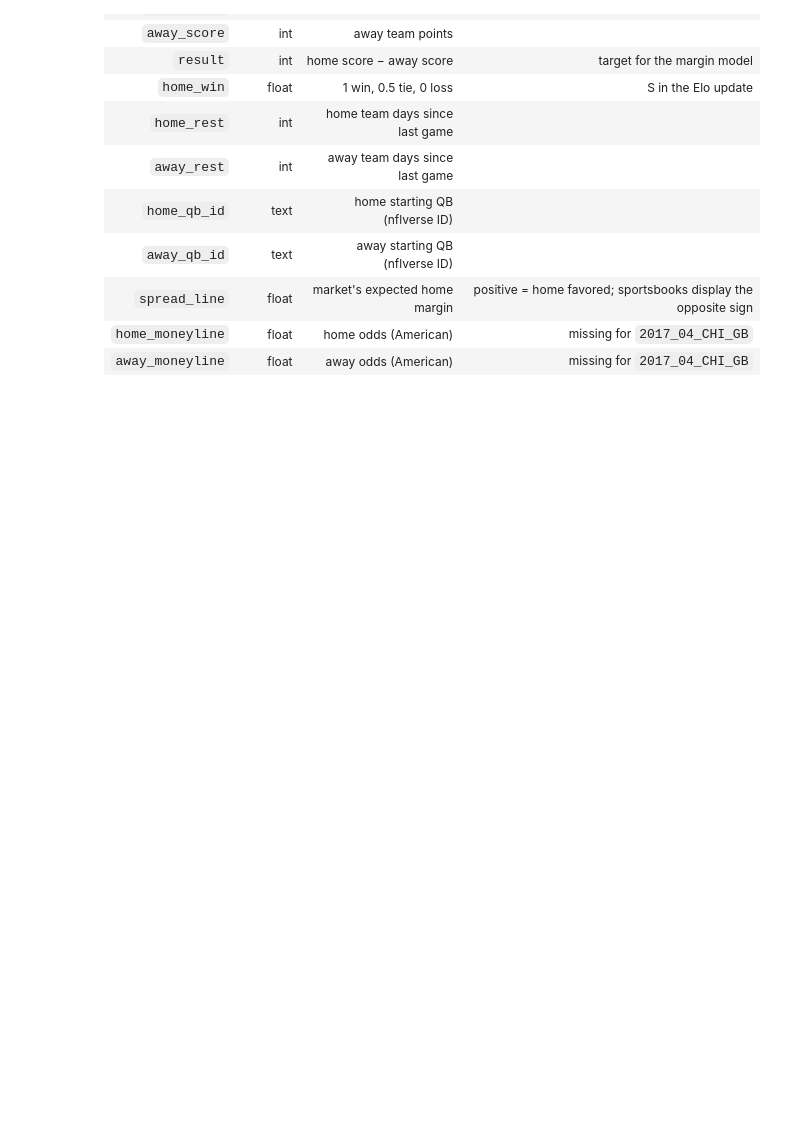
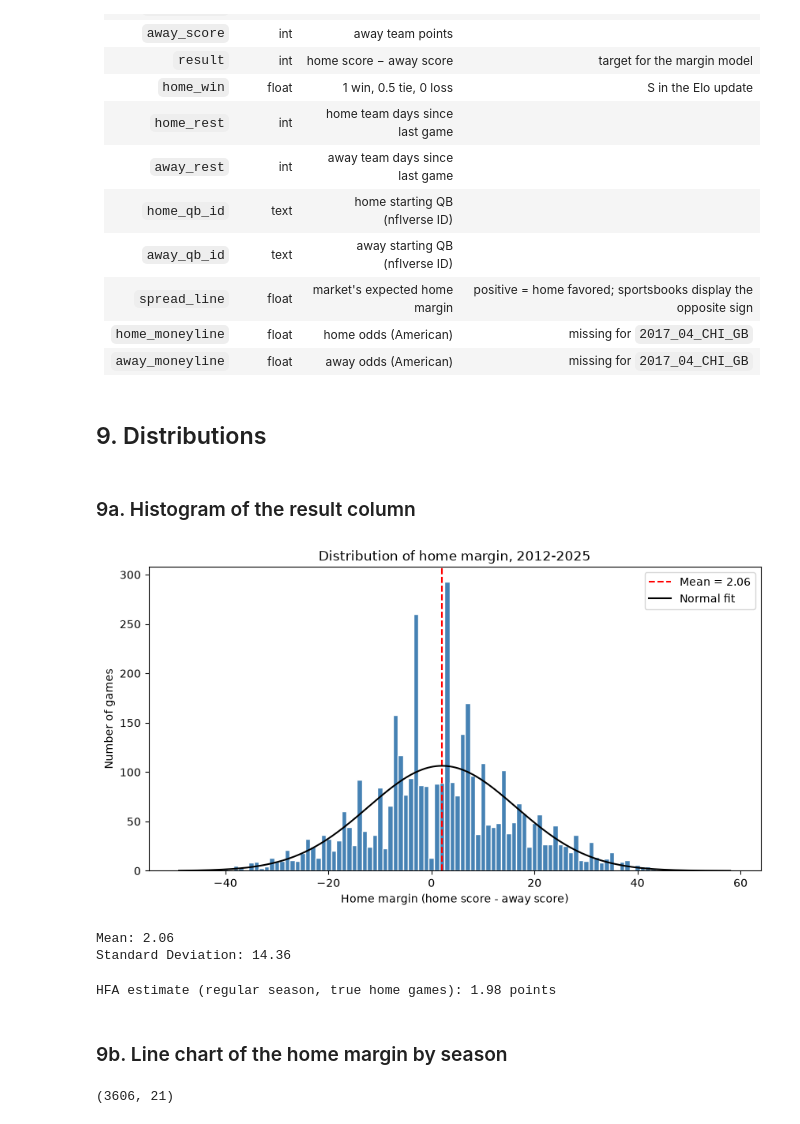
Before and after one commit to grant-jones1/NFL-model, a Jupyter notebook: notebooks/01_data_exploration.ipynb, the cells around one changed output. Drawn from its saved outputs; the diff is of its cells as text; code cells hidden in the pictures; blank space fills up the shorter version.

Commit message:
Add histogram and home-margin-by-season analysis (section 9 in progress)

```diff
--- a/notebooks/01_data_exploration.ipynb
+++ b/notebooks/01_data_exploration.ipynb
@@ -434,3 +436,52 @@ One row per game, 2012–2025 regular season and playoffs (3,829 games), sorted
 | `spread_line` | float | market's expected home margin | positive = home favored; sportsbooks display the opposite sign |
 | `home_moneyline` | float | home odds (American) | missing for `2017_04_CHI_GB` |
 | `away_moneyline` | float | away odds (American) | missing for `2017_04_CHI_GB` |
+# %% [markdown]
+## 9. Distributions
+# %% [markdown]
+### 9a. Histogram of the result column
+# %%
+# Home margin for every game
+margins = clean["result"]
+
+# one bin per point
+bins = np.arange(margins.min() - 0.5, margins.max() + 1.5, 1)
+
+fig, ax = plt.subplots(figsize=(10,5))
+ax.hist(margins, bins=bins, color='steelblue', edgecolor='white')
+
+# Mark the mean
+ax.axvline(margins.mean(), color='red', linestyle='--', label=f"Mean = {margins.mean():.2f}")
+
+ax.set_xlabel("Home margin (home score - away score)")
+ax.set_ylabel("Number of games")
+ax.set_title("Distribution of home margin, 2012-2025")
+
+x = np.linspace(margins.min(), margins.max(), 400)
+mu, sigma = margins.mean(), margins.std()
+normal = np.exp(-0.5 * ((x - mu) / sigma) ** 2) / (sigma * np.sqrt(2 * np.pi))
+
+# Scale the curve from a density to game counts (bin width = 1)
+ax.plot(x, normal * len(margins), color="black", label="Normal fit")
+
+ax.legend()
+plt.show()
+
+print(f"Mean: {margins.mean():.2f}")
+print(f"Standard Deviation: {margins.std():.2f}")
+# %% [output]
+[figure, added]
+Mean: 2.06
+Standard Deviation: 14.36
+# %%
+reg_home = clean[~clean["is_playoff"] & ~clean["is_neutral"]]
+print(f"HFA estimate (regular season, true home games): {reg_home['result'].mean():.2f} points")
+# %% [output]
+HFA estimate (regular season, true home games): 1.98 points
+# %% [markdown]
+### 9b. Line chart of the home margin by season
+# %%
+reg_home = clean[~clean["is_playoff"] & ~clean["is_neutral"]]
+reg_home.shape
+# %% [output]
+(3606, 21)
```
Also changed, not shown: parts of 5 cells of this notebook.
